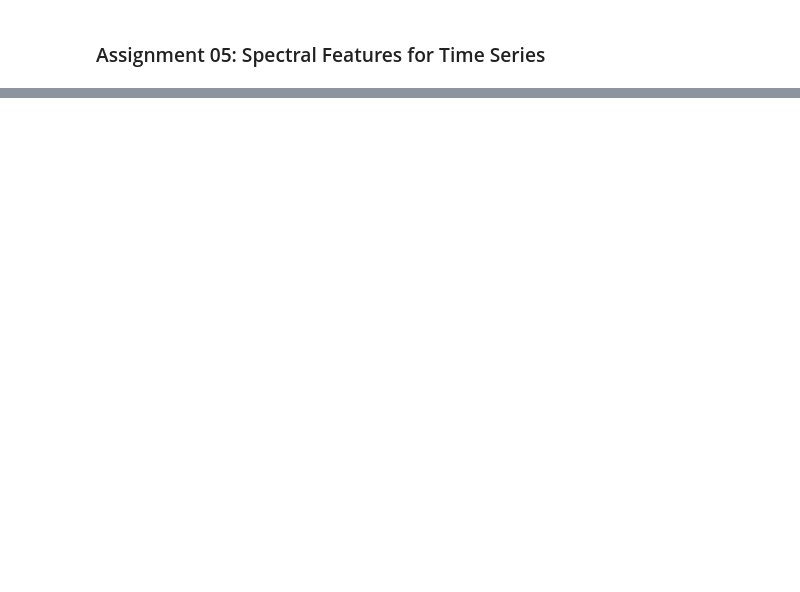
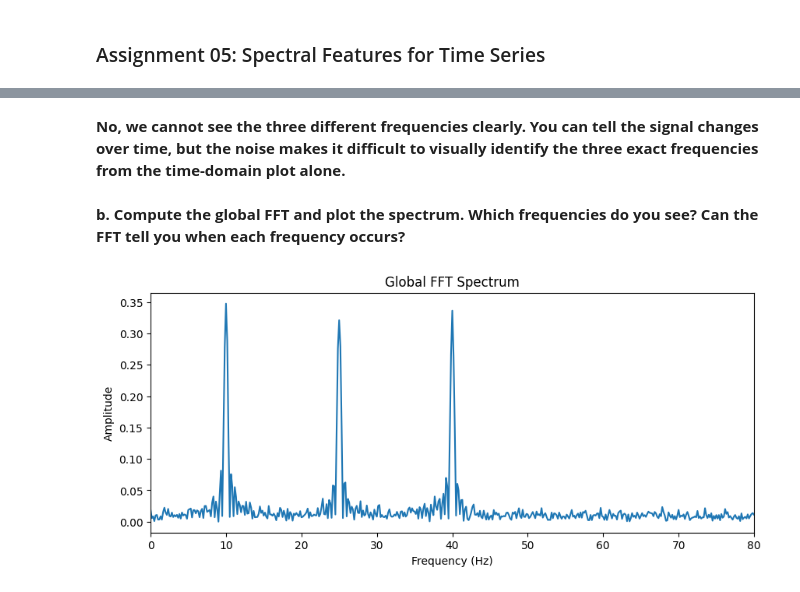
Before and after one commit to sarana22/Spectral-Features-for-Time-Series, a Jupyter notebook: SpectralFeatures.ipynb, the cells around one changed output, grey strips where cells are left out. Cells and saved outputs as stored; diff of their text form; code cells hidden in the pictures; blank space fills up the shorter version.

```diff
--- a/SpectralFeatures.ipynb
+++ b/SpectralFeatures.ipynb
@@ -36,0 +172,19 @@ Successfully installed PyWavelets-1.9.0 contourpy-1.3.3 cycler-0.12.1 fonttools-
+# %% [markdown]
+**No, we cannot see the three different frequencies clearly. You can tell the signal changes over time, but the noise makes it difficult to visually identify the three exact frequencies from the time-domain plot alone.**
+# %% [markdown]
+**b. Compute the global FFT and plot the spectrum. Which frequencies do you see? Can the FFT tell you when each frequency occurs?**
+# %%
+N = len(x)
+X = fft(x)
+freqs = fftfreq(N, 1/fs)
+amp = 2/N * np.abs(X[:N//2])
+
+plt.figure(figsize=(10,4))
+plt.plot(freqs[:N//2], amp)
+plt.xlabel('Frequency (Hz)')
+plt.ylabel('Amplitude')
+plt.title('Global FFT Spectrum')
+plt.xlim(0, 80)
+plt.show()
+# %% [output]
+[figure, added]
```
Also changed, not shown: parts of 27 cells of this notebook.
